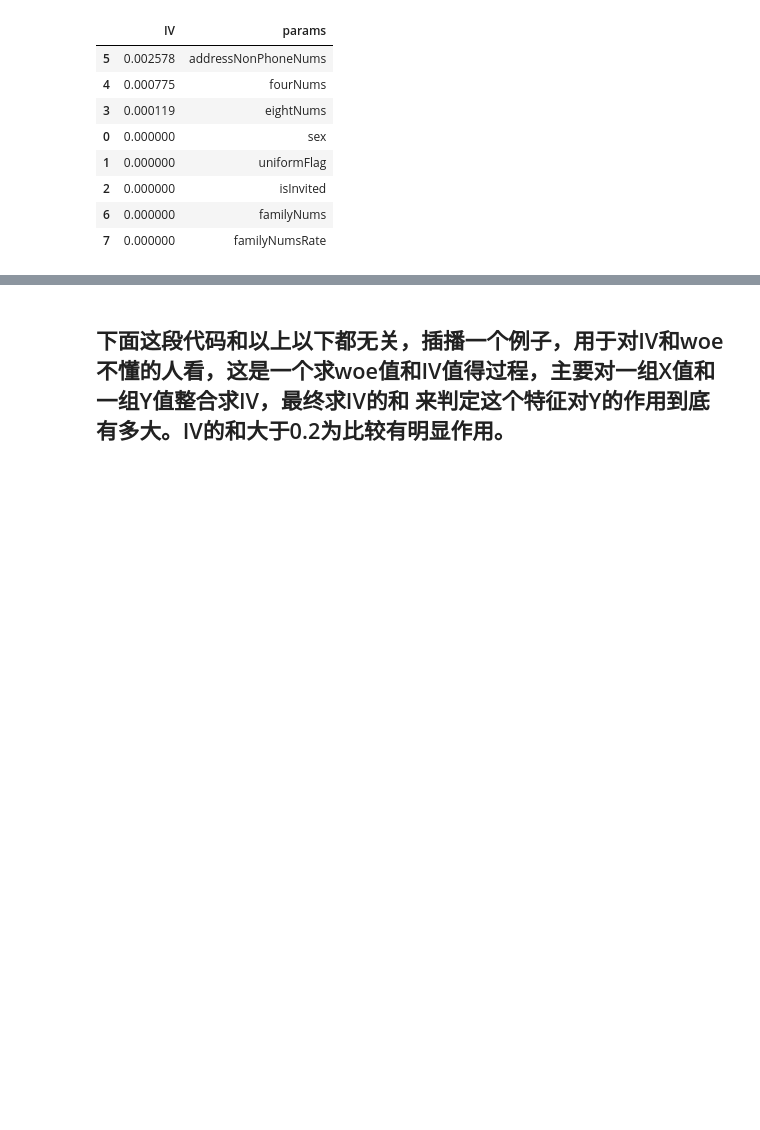
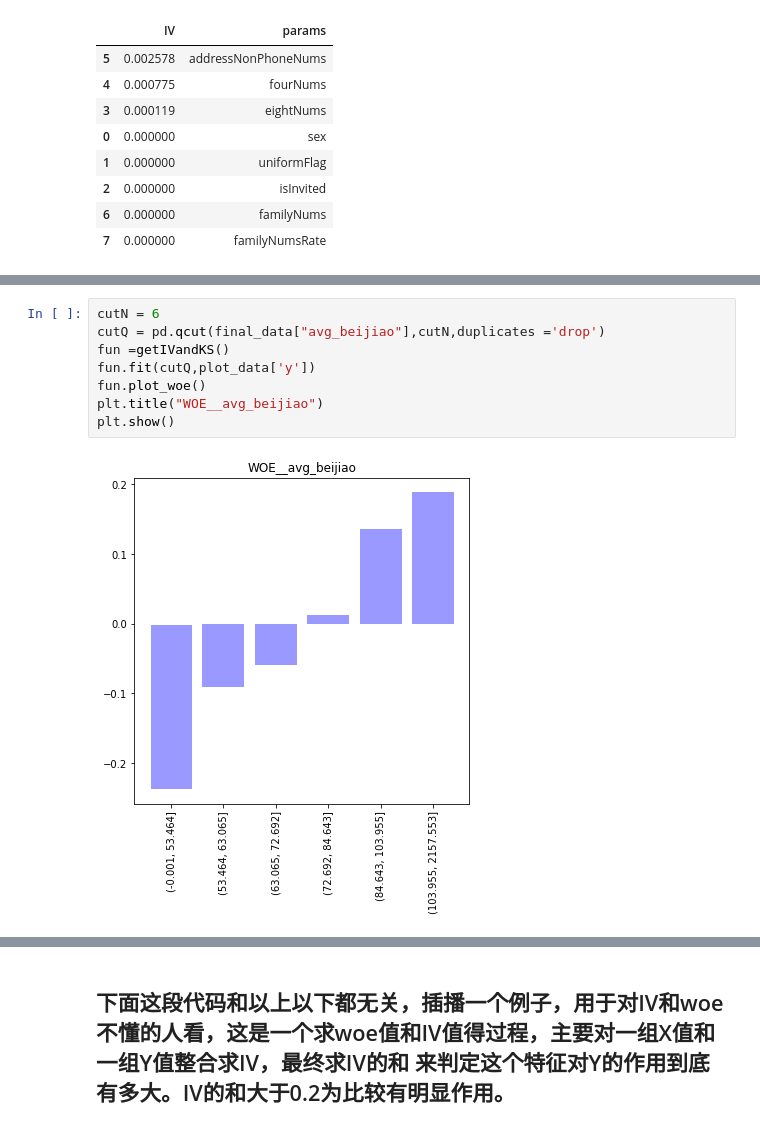
Before and after one commit to abeltowne/Machine-DeeP-Learning, a Jupyter notebook: 金融风控-逻辑回归-首借用户.ipynb, the cells around one changed output, grey strips where cells are left out. Cells and saved outputs as stored; diff of their text form; blank space fills up the shorter version.

```diff
--- a/金融风控-逻辑回归-首借用户.ipynb
+++ b/金融风控-逻辑回归-首借用户.ipynb
@@ -340,0 +385,10 @@ Name: sex, Length: 163384, dtype: float64
+# %%
+cutN = 6
+cutQ = pd.qcut(final_data["avg_beijiao"],cutN,duplicates ='drop')
+fun =getIVandKS()
+fun.fit(cutQ,plot_data['y'])
+fun.plot_woe()
+plt.title("WOE__avg_beijiao")
+plt.show()
+# %% [output]
+[figure, added]
```
Also changed, not shown: parts of 24 cells of this notebook.
